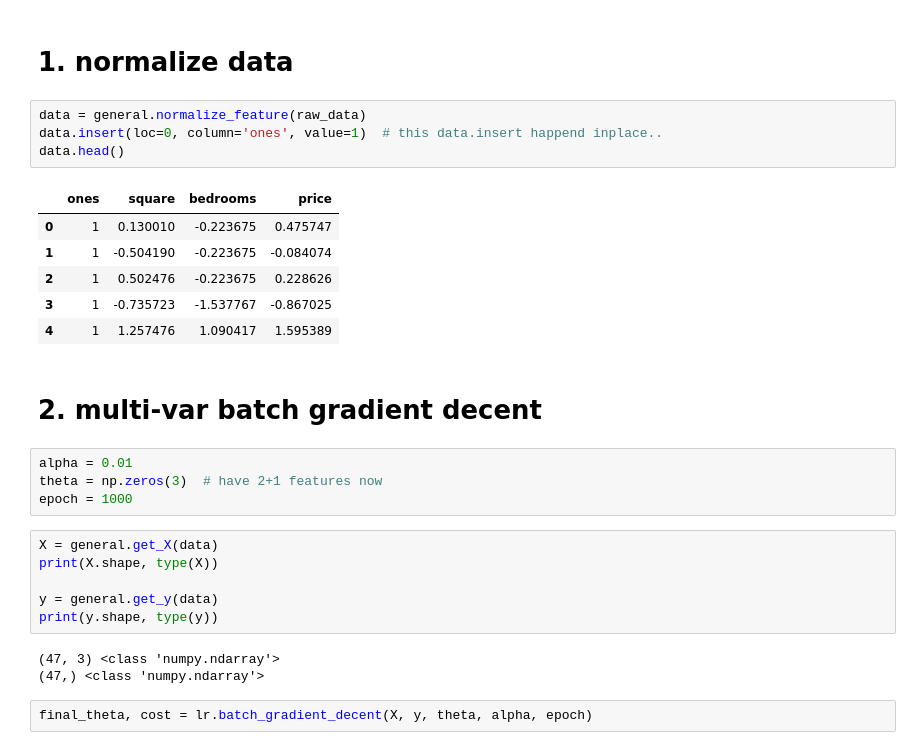
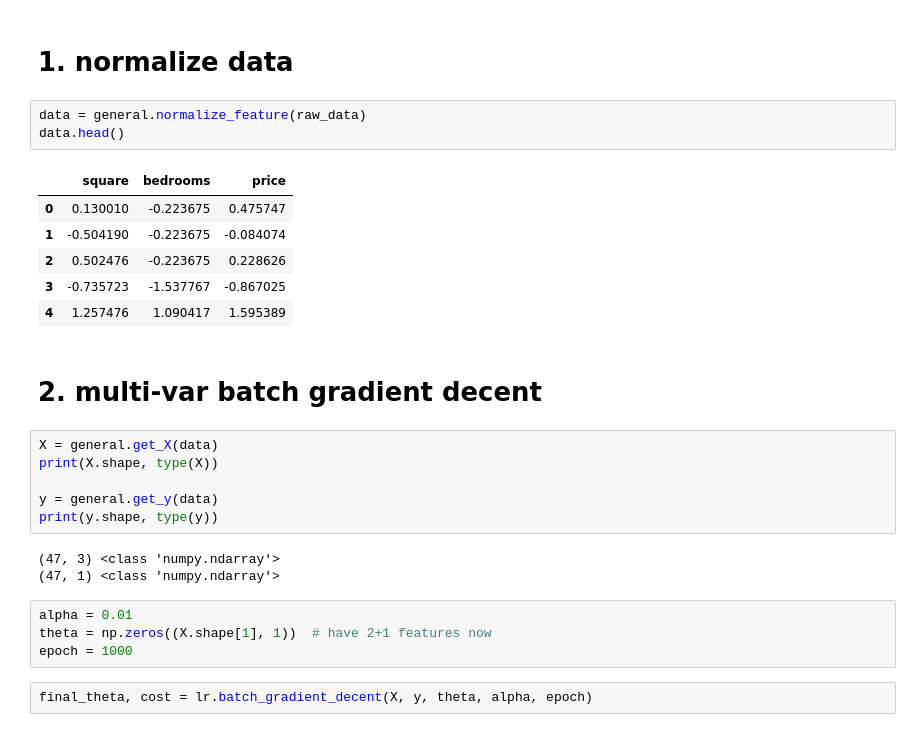
Before and after one commit to lukaemon/Coursera-ML-AndrewNg, a Jupyter notebook: machine-learning-ex1/3- numpy optional.ipynb, the cells around one changed output. Cells and saved outputs as stored; diff of their text form.

```diff
--- a/machine-learning-ex1/3- numpy optional.ipynb
+++ b/machine-learning-ex1/3- numpy optional.ipynb
@@ -28,21 +28,16 @@ raw_data.head()
 # 1. normalize data
 # %%
 data = general.normalize_feature(raw_data)
-data.insert(loc=0, column='ones', value=1)  # this data.insert happend inplace..
 data.head()
 # %% [output]
-|  | ones | square | bedrooms | price |
-| 0 | 1 | 0.130010 | -0.223675 | 0.475747 |
-| 1 | 1 | -0.504190 | -0.223675 | -0.084074 |
-| 2 | 1 | 0.502476 | -0.223675 | 0.228626 |
-| 3 | 1 | -0.735723 | -1.537767 | -0.867025 |
-| 4 | 1 | 1.257476 | 1.090417 | 1.595389 |
+|  | square | bedrooms | price |
+| 0 | 0.130010 | -0.223675 | 0.475747 |
+| 1 | -0.504190 | -0.223675 | -0.084074 |
+| 2 | 0.502476 | -0.223675 | 0.228626 |
+| 3 | -0.735723 | -1.537767 | -0.867025 |
+| 4 | 1.257476 | 1.090417 | 1.595389 |
 # %% [markdown]
 # 2. multi-var batch gradient decent
-# %%
-alpha = 0.01
-theta = np.zeros(3)  # have 2+1 features now
-epoch = 1000
 # %%
 X = general.get_X(data)
 print(X.shape, type(X))
@@ -51,7 +46,11 @@ y = general.get_y(data)
 print(y.shape, type(y))
 # %% [output]
 (47, 3) <class 'numpy.ndarray'>
-(47,) <class 'numpy.ndarray'>
+(47, 1) <class 'numpy.ndarray'>
+# %%
+alpha = 0.01
+theta = np.zeros((X.shape[1], 1))  # have 2+1 features now
+epoch = 1000
 # %%
 final_theta, cost = lr.batch_gradient_decent(X, y, theta, alpha, epoch)
 # %%
```
Also changed, not shown: parts of 3 cells of this notebook, 5 other files.
